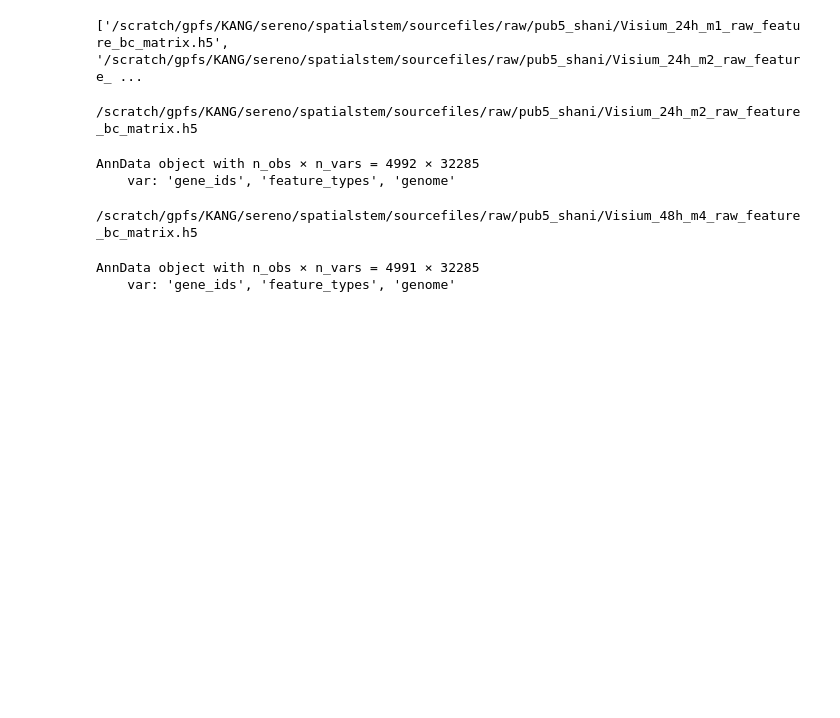
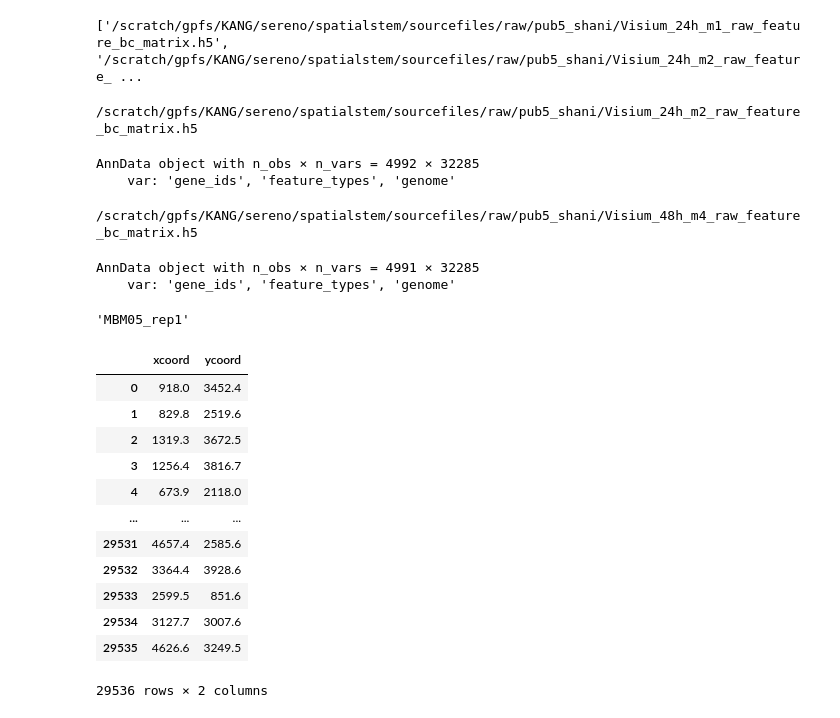
Before and after one commit to serenolopezdarwin/review_spatialstemmarkers, a Jupyter notebook: aggregate_and_save_h5.ipynb, the cells around one changed output. Cells and saved outputs as stored; diff of their text form; code cells hidden in the pictures; blank space fills up the shorter version.

```diff
--- a/aggregate_and_save_h5.ipynb
+++ b/aggregate_and_save_h5.ipynb
@@ -152,0 +168,22 @@ AnnData object with n_obs × n_vars = 4991 × 32285
+# %%
+# GSM6025935_MBM05_rep1_slide_raw_counts.csv.gz
+sample_id = bier_count_path.replace(f"{bier_dir}/GSM6025935_", "").replace("_slide_raw_counts.csv.gz", "")
+sample_id
+# %% [output]
+'MBM05_rep1'
+# %%
+coords
+# %% [output]
+|  | xcoord | ycoord |
+| 0 | 918.0 | 3452.4 |
+| 1 | 829.8 | 2519.6 |
+| 2 | 1319.3 | 3672.5 |
+| 3 | 1256.4 | 3816.7 |
+| 4 | 673.9 | 2118.0 |
+| ... | ... | ... |
+| 29531 | 4657.4 | 2585.6 |
+| 29532 | 3364.4 | 3928.6 |
+| 29533 | 2599.5 | 851.6 |
+| 29534 | 3127.7 | 3007.6 |
+| 29535 | 4626.6 | 3249.5 |
+29536 rows × 2 columns
```
Also changed, not shown: parts of 8 cells of this notebook.
